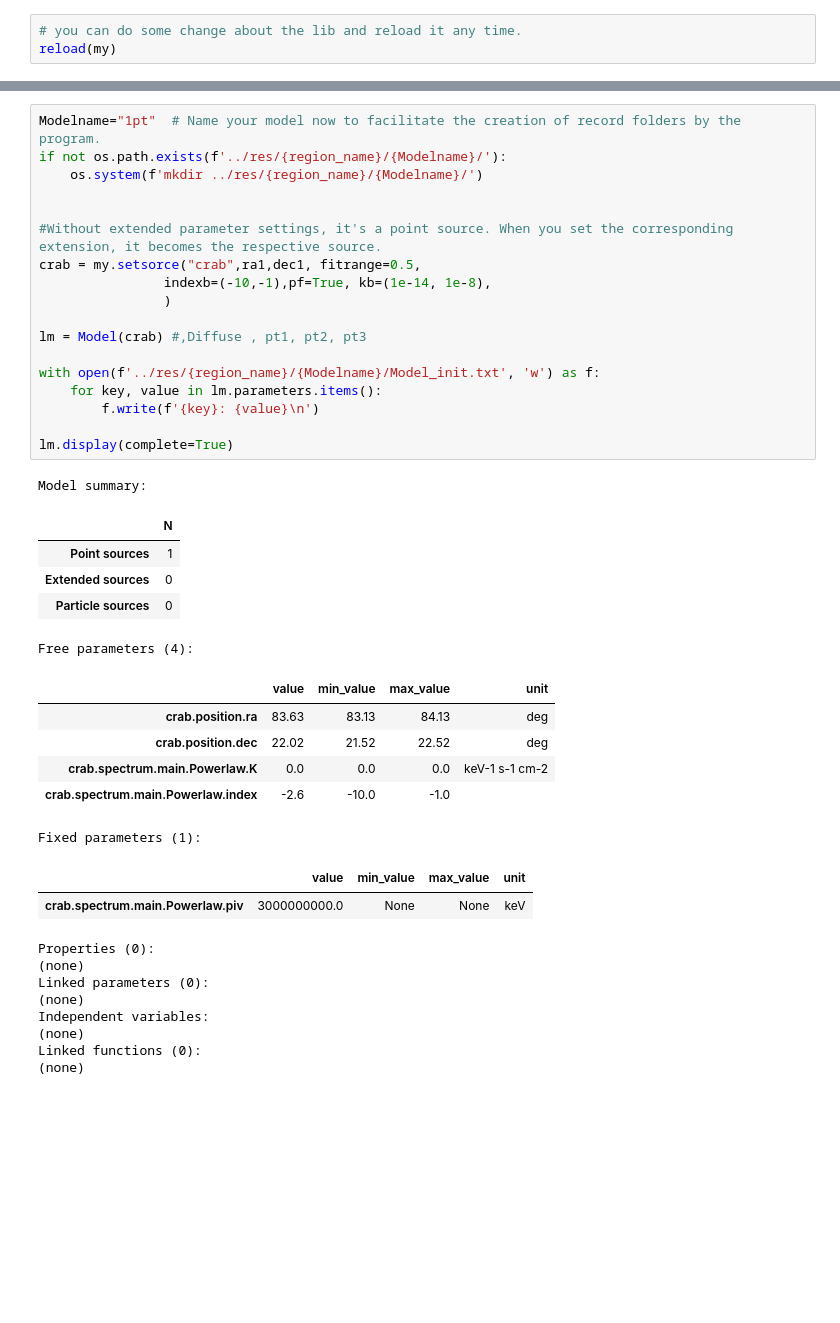
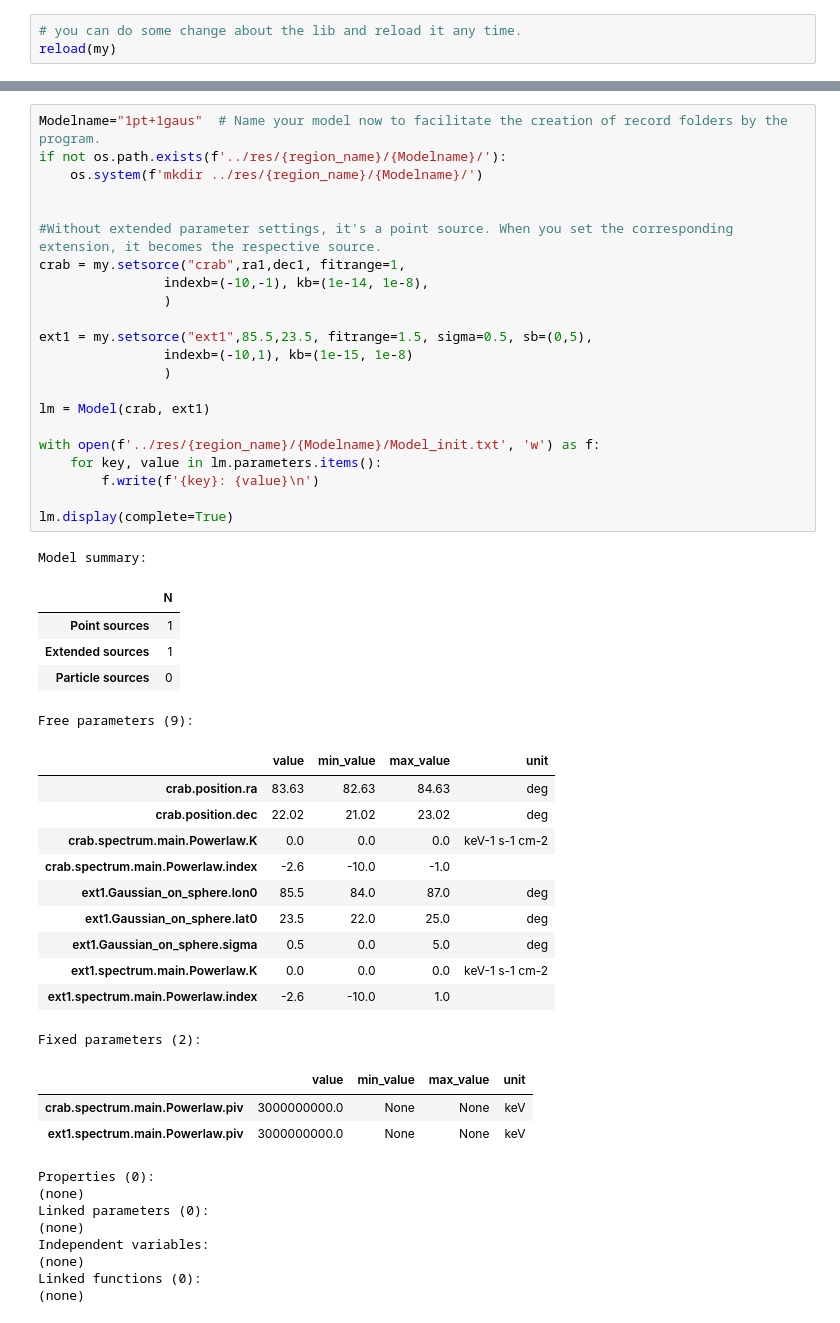
Before and after one commit to xiahouwenyu/3MLWCDA0.91, a Jupyter notebook: Standard/src/3MLnew_Crab.ipynb, the cells around one changed output, grey strips where cells are left out. Cells and saved outputs as stored; diff of their text form; blank space fills up the shorter version.

```diff
--- a/Standard/src/3MLnew_Crab.ipynb
+++ b/Standard/src/3MLnew_Crab.ipynb
@@ -105,37 +105,47 @@ Deprecated in NumPy 1.20; for more details and guidance: https://numpy.org/devdo
 ... (16 outputs left out)
 # %%
-Modelname="1pt"  # Name your model now to facilitate the creation of record folders by the program.
+Modelname="1pt+1gaus"  # Name your model now to facilitate the creation of record folders by the program.
 if not os.path.exists(f'../res/{region_name}/{Modelname}/'):
     os.system(f'mkdir ../res/{region_name}/{Modelname}/')
 
 
 #Without extended parameter settings, it's a point source. When you set the corresponding extension, it becomes the respective source.
-crab = my.setsorce("crab",ra1,dec1, fitrange=0.5,
-                indexb=(-10,-1),pf=True, kb=(1e-14, 1e-8),
+crab = my.setsorce("crab",ra1,dec1, fitrange=1,
+                indexb=(-10,-1), kb=(1e-14, 1e-8),
                 )
 
-lm = Model(crab) #,Diffuse , pt1, pt2, pt3
+ext1 = my.setsorce("ext1",85.5,23.5, fitrange=1.5, sigma=0.5, sb=(0,5),
+                indexb=(-10,1), kb=(1e-15, 1e-8)
+                )
+
+lm = Model(crab, ext1)
 
 with open(f'../res/{region_name}/{Modelname}/Model_init.txt', 'w') as f:
     for key, value in lm.parameters.items():
         f.write(f'{key}: {value}\n')
 
 lm.display(complete=True)
 # %% [output]
 Model summary:
 |  | N |
 | Point sources | 1 |
-| Extended sources | 0 |
+| Extended sources | 1 |
 | Particle sources | 0 |
-Free parameters (4):
+Free parameters (9):
 |  | value | min_value | max_value | unit |
-| crab.position.ra | 83.63 | 83.13 | 84.13 | deg |
-| crab.position.dec | 22.02 | 21.52 | 22.52 | deg |
+| crab.position.ra | 83.63 | 82.63 | 84.63 | deg |
+| crab.position.dec | 22.02 | 21.02 | 23.02 | deg |
 | crab.spectrum.main.Powerlaw.K | 0.0 | 0.0 | 0.0 | keV-1 s-1 cm-2 |
 | crab.spectrum.main.Powerlaw.index | -2.6 | -10.0 | -1.0 |  |
+| ext1.Gaussian_on_sphere.lon0 | 85.5 | 84.0 | 87.0 | deg |
+| ext1.Gaussian_on_sphere.lat0 | 23.5 | 22.0 | 25.0 | deg |
+| ext1.Gaussian_on_sphere.sigma | 0.5 | 0.0 | 5.0 | deg |
+| ext1.spectrum.main.Powerlaw.K | 0.0 | 0.0 | 0.0 | keV-1 s-1 cm-2 |
+| ext1.spectrum.main.Powerlaw.index | -2.6 | -10.0 | 1.0 |  |
-Fixed parameters (1):
+Fixed parameters (2):
 |  | value | min_value | max_value | unit |
 | crab.spectrum.main.Powerlaw.piv | 3000000000.0 | None | None | keV |
+| ext1.spectrum.main.Powerlaw.piv | 3000000000.0 | None | None | keV |
 Properties (0):
 (none)
 Linked parameters (0):
```
Also changed, not shown: parts of 12 cells of this notebook, 30 other files.
